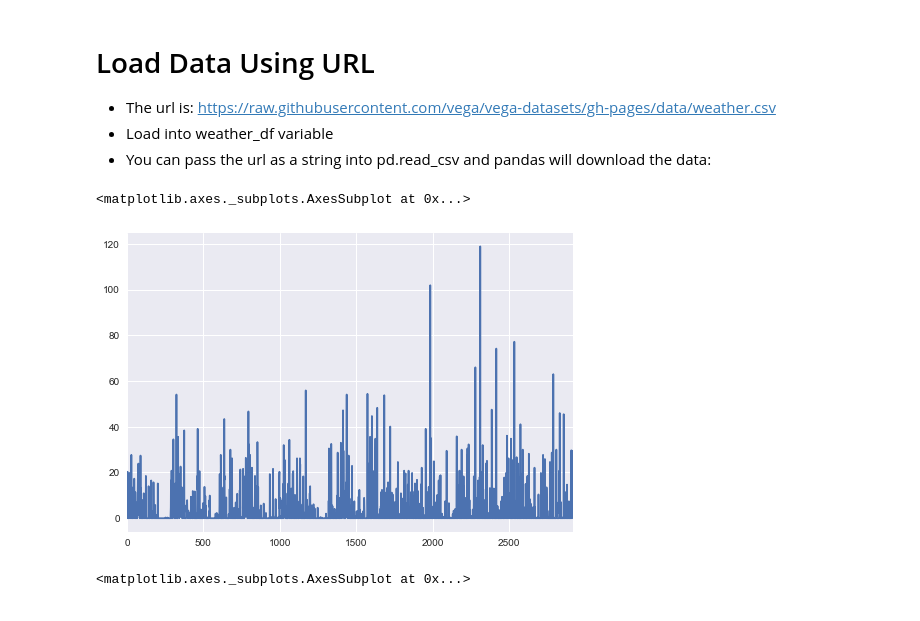
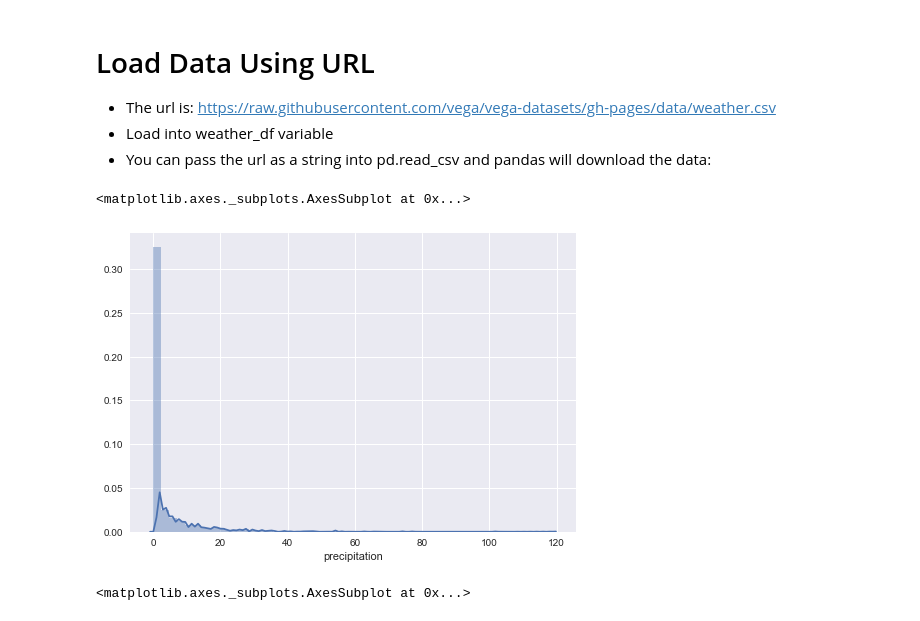
Before and after one commit to Hassan6633/mis492, a Jupyter notebook: assignment6.ipynb, the cells around one changed output. Drawn from its saved outputs; the diff is of its cells as text; code cells hidden in the pictures.

```diff
--- a/assignment6.ipynb
+++ b/assignment6.ipynb
@@ -56,10 +56,10 @@ weather_df = pd.read_csv("https://raw.githubusercontent.com/vega/vega-datasets/g
 cars_df =  pd.read_json("https://github.com/vega/vega-datasets/raw/gh-pages/data/cars.json")
 # %%
 # Try to plot the distribution of the precipitation column
-weather_df.precipitation.plot()
+sns.distplot(weather_df.precipitation)
 # %% [output]
 <matplotlib.axes._subplots.AxesSubplot at 0x...>
-[figure, old version]
+[figure, new version]
 # %%
 # What was new about the previous plot?
 # Can you do a histogram of precipitation
```
Also changed, not shown: 1 other file.
